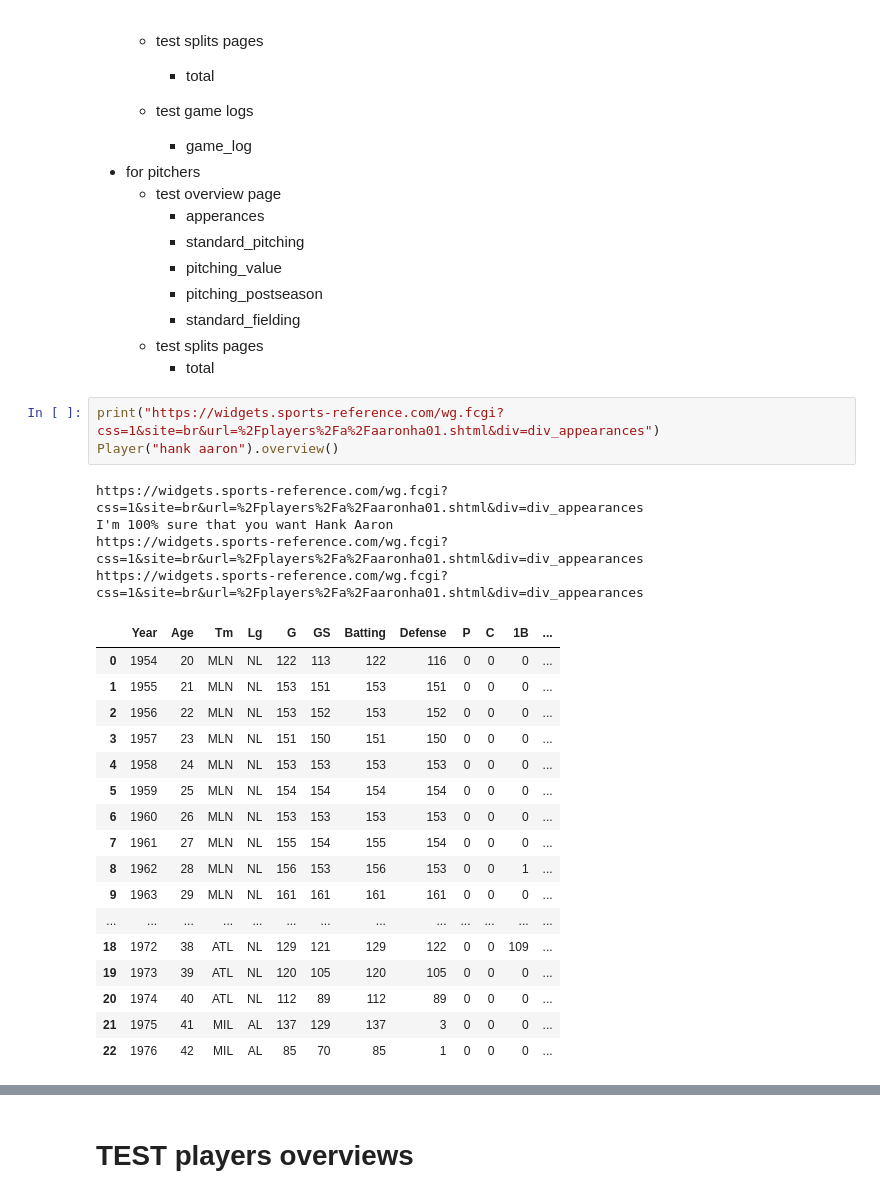
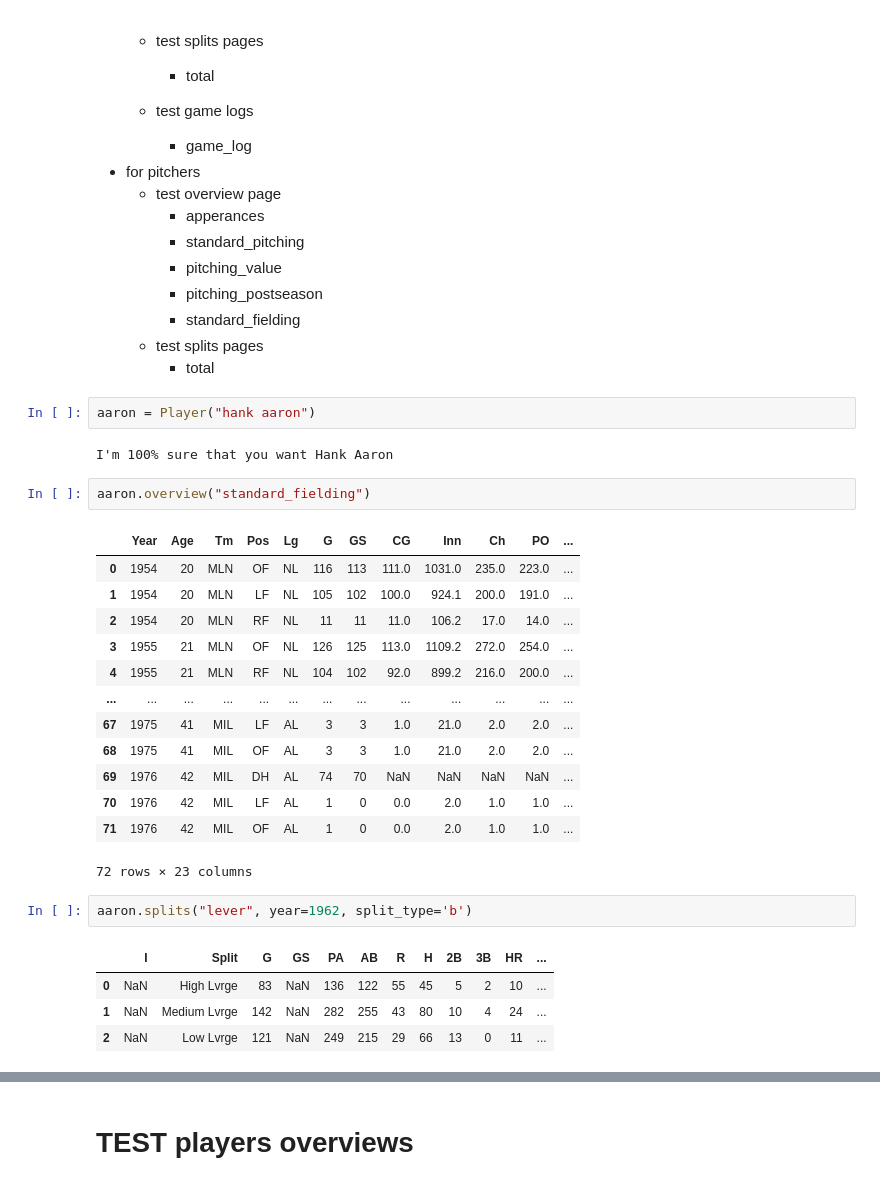
Before and after one commit to double-dose-larry/sportsref, a Jupyter notebook: test_players.ipynb, the cells around one changed output, grey strips where cells are left out. Cells and saved outputs as stored; diff of their text form.

Commit message:
transitions players to use the page object

```diff
--- a/test_players.ipynb
+++ b/test_players.ipynb
@@ -31,28 +31,30 @@ for players:
         * standard_fielding
     * test splits pages
         * total
-# %%
-print("https://widgets.sports-reference.com/wg.fcgi?css=1&site=br&url=%2Fplayers%2Fa%2Faaronha01.shtml&div=div_appearances")
-Player("hank aaron").overview()
-# %% [output]
-https://widgets.sports-reference.com/wg.fcgi?css=1&site=br&url=%2Fplayers%2Fa%2Faaronha01.shtml&div=div_appearances
-I'm 100% sure that you want Hank Aaron
-https://widgets.sports-reference.com/wg.fcgi?css=1&site=br&url=%2Fplayers%2Fa%2Faaronha01.shtml&div=div_appearances
-https://widgets.sports-reference.com/wg.fcgi?css=1&site=br&url=%2Fplayers%2Fa%2Faaronha01.shtml&div=div_appearances
-|  | Year | Age | Tm | Lg | G | GS | Batting | Defense | P | C | 1B | ... |
-| 0 | 1954 | 20 | MLN | NL | 122 | 113 | 122 | 116 | 0 | 0 | 0 | ... |
-| 1 | 1955 | 21 | MLN | NL | 153 | 151 | 153 | 151 | 0 | 0 | 0 | ... |
-| 2 | 1956 | 22 | MLN | NL | 153 | 152 | 153 | 152 | 0 | 0 | 0 | ... |
-| 3 | 1957 | 23 | MLN | NL | 151 | 150 | 151 | 150 | 0 | 0 | 0 | ... |
-| 4 | 1958 | 24 | MLN | NL | 153 | 153 | 153 | 153 | 0 | 0 | 0 | ... |
-| 5 | 1959 | 25 | MLN | NL | 154 | 154 | 154 | 154 | 0 | 0 | 0 | ... |
-| 6 | 1960 | 26 | MLN | NL | 153 | 153 | 153 | 153 | 0 | 0 | 0 | ... |
-| 7 | 1961 | 27 | MLN | NL | 155 | 154 | 155 | 154 | 0 | 0 | 0 | ... |
-| 8 | 1962 | 28 | MLN | NL | 156 | 153 | 156 | 153 | 0 | 0 | 1 | ... |
-| 9 | 1963 | 29 | MLN | NL | 161 | 161 | 161 | 161 | 0 | 0 | 0 | ... |
-| ... | ... | ... | ... | ... | ... | ... | ... | ... | ... | ... | ... | ... |
-| 18 | 1972 | 38 | ATL | NL | 129 | 121 | 129 | 122 | 0 | 0 | 109 | ... |
-| 19 | 1973 | 39 | ATL | NL | 120 | 105 | 120 | 105 | 0 | 0 | 0 | ... |
-| 20 | 1974 | 40 | ATL | NL | 112 | 89 | 112 | 89 | 0 | 0 | 0 | ... |
-| 21 | 1975 | 41 | MIL | AL | 137 | 129 | 137 | 3 | 0 | 0 | 0 | ... |
-| 22 | 1976 | 42 | MIL | AL | 85 | 70 | 85 | 1 | 0 | 0 | 0 | ... |
+# %%
+aaron = Player("hank aaron")
+# %% [output]
+I'm 100% sure that you want Hank Aaron
+# %%
+aaron.overview("standard_fielding")
+# %% [output]
+|  | Year | Age | Tm | Pos | Lg | G | GS | CG | Inn | Ch | PO | ... |
+| 0 | 1954 | 20 | MLN | OF | NL | 116 | 113 | 111.0 | 1031.0 | 235.0 | 223.0 | ... |
+| 1 | 1954 | 20 | MLN | LF | NL | 105 | 102 | 100.0 | 924.1 | 200.0 | 191.0 | ... |
+| 2 | 1954 | 20 | MLN | RF | NL | 11 | 11 | 11.0 | 106.2 | 17.0 | 14.0 | ... |
+| 3 | 1955 | 21 | MLN | OF | NL | 126 | 125 | 113.0 | 1109.2 | 272.0 | 254.0 | ... |
+| 4 | 1955 | 21 | MLN | RF | NL | 104 | 102 | 92.0 | 899.2 | 216.0 | 200.0 | ... |
+| ... | ... | ... | ... | ... | ... | ... | ... | ... | ... | ... | ... | ... |
+| 67 | 1975 | 41 | MIL | LF | AL | 3 | 3 | 1.0 | 21.0 | 2.0 | 2.0 | ... |
+| 68 | 1975 | 41 | MIL | OF | AL | 3 | 3 | 1.0 | 21.0 | 2.0 | 2.0 | ... |
+| 69 | 1976 | 42 | MIL | DH | AL | 74 | 70 | NaN | NaN | NaN | NaN | ... |
+| 70 | 1976 | 42 | MIL | LF | AL | 1 | 0 | 0.0 | 2.0 | 1.0 | 1.0 | ... |
+| 71 | 1976 | 42 | MIL | OF | AL | 1 | 0 | 0.0 | 2.0 | 1.0 | 1.0 | ... |
+72 rows × 23 columns
+# %%
+aaron.splits("lever", year=1962, split_type='b')
+# %% [output]
+|  | I | Split | G | GS | PA | AB | R | H | 2B | 3B | HR | ... |
+| 0 | NaN | High Lvrge | 83 | NaN | 136 | 122 | 55 | 45 | 5 | 2 | 10 | ... |
+| 1 | NaN | Medium Lvrge | 142 | NaN | 282 | 255 | 43 | 80 | 10 | 4 | 24 | ... |
+| 2 | NaN | Low Lvrge | 121 | NaN | 249 | 215 | 29 | 66 | 13 | 0 | 11 | ... |
```
Also changed, not shown: parts of 9 cells of this notebook, 2 other files.
